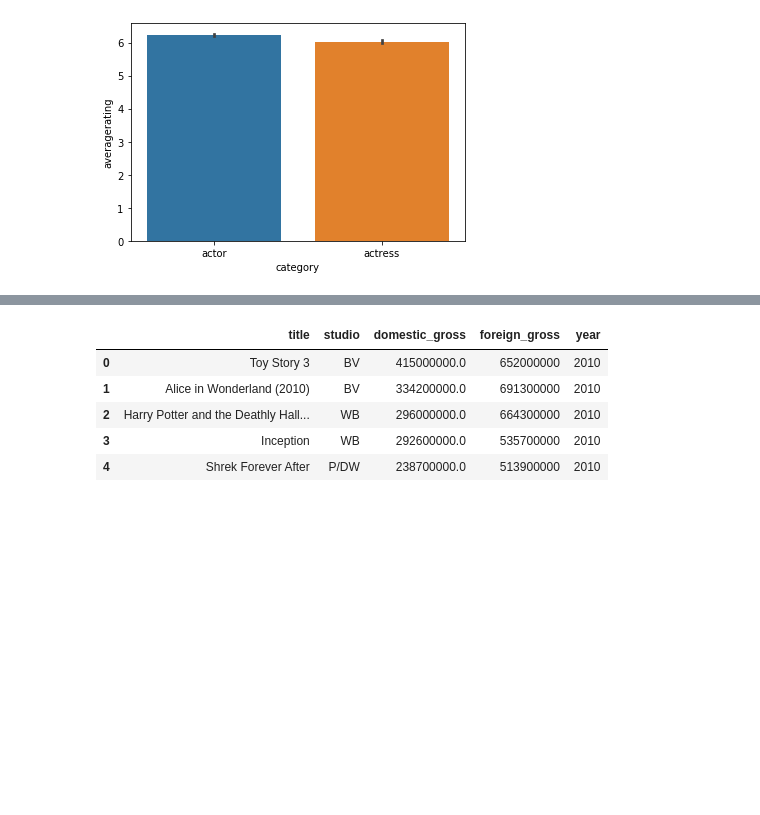
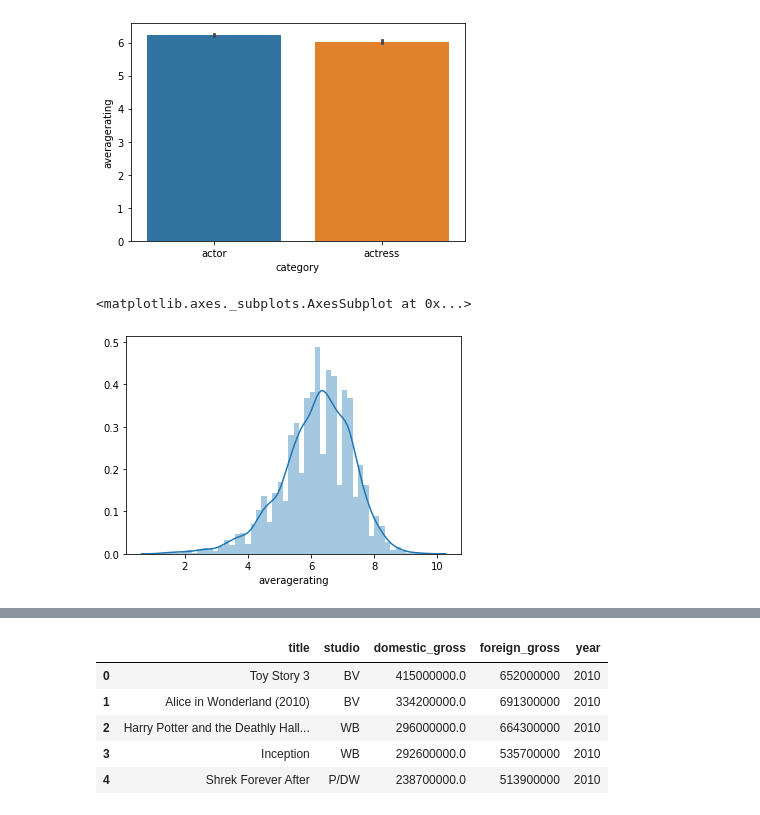
Before and after one commit to tjkim614/microsoft-movie-analysis, a Jupyter notebook: data-cleaning.ipynb, the cells around one changed output, grey strips where cells are left out. Drawn from its saved outputs; the diff is of its cells as text; code cells hidden in the pictures; blank space fills up the shorter version.

```diff
--- a/data-cleaning.ipynb
+++ b/data-cleaning.ipynb
@@ -187,3 +243,8 @@ sns.barplot(j1.category, j1.averagerating)
 # %% [output]
 <matplotlib.axes._subplots.AxesSubplot at 0x...>
 [figure]
+# %%
+sns.distplot(j1.averagerating)
+# %% [output]
+<matplotlib.axes._subplots.AxesSubplot at 0x...>
+[figure, added]
```
Also changed, not shown: parts of 12 cells of this notebook.
